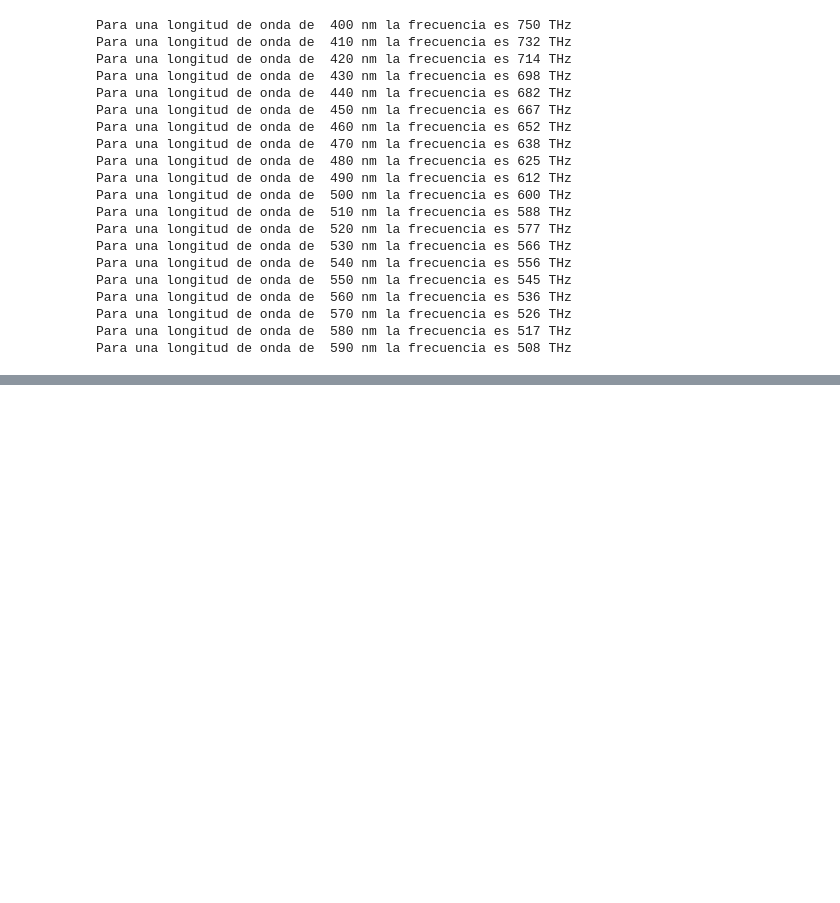
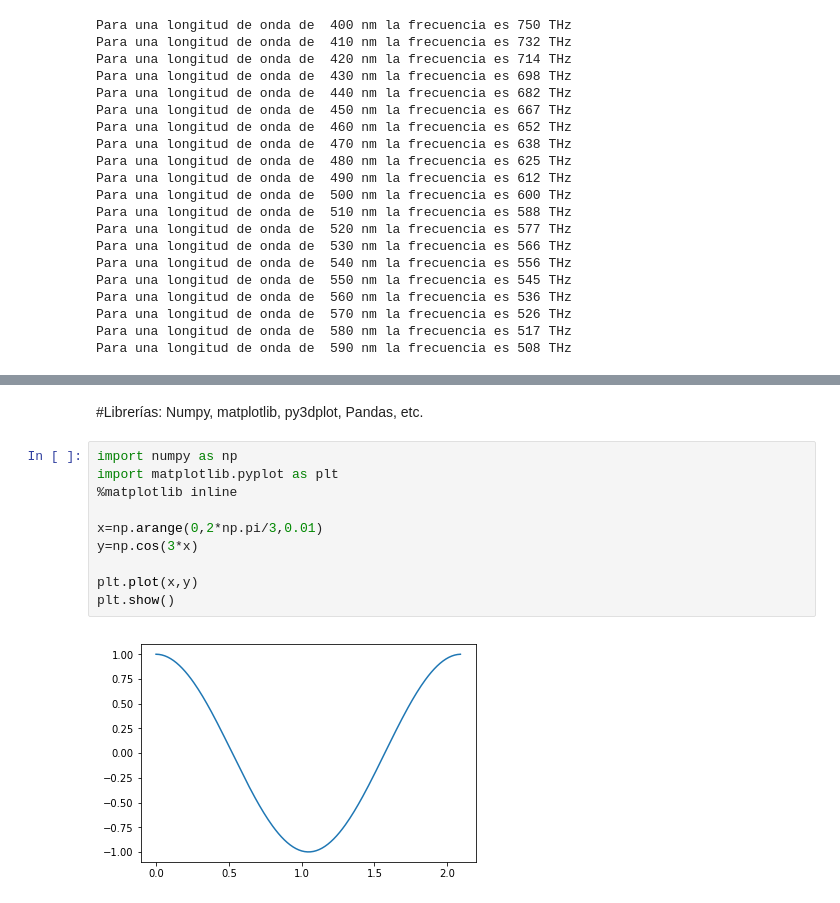
Before and after one commit to napoles-uach/clusters, a Jupyter notebook: CursoNapoles.ipynb, the cells around one changed output, grey strips where cells are left out. Saved outputs shown, nothing was run; the diff lists cells and outputs as text; blank space fills up the shorter version.

```diff
--- a/CursoNapoles.ipynb
+++ b/CursoNapoles.ipynb
@@ -245,0 +299,14 @@ Para una longitud de onda de  590 nm la frecuencia es 508 THz
+# %% [markdown]
+#Librerías: Numpy, matplotlib, py3dplot, Pandas, etc.
+# %%
+import numpy as np
+import matplotlib.pyplot as plt
+%matplotlib inline
+
+x=np.arange(0,2*np.pi/3,0.01)
+y=np.cos(3*x)
+
+plt.plot(x,y)
+plt.show()
+# %% [output]
+[figure, added]
```
Also changed, not shown: parts of 23 cells of this notebook.
